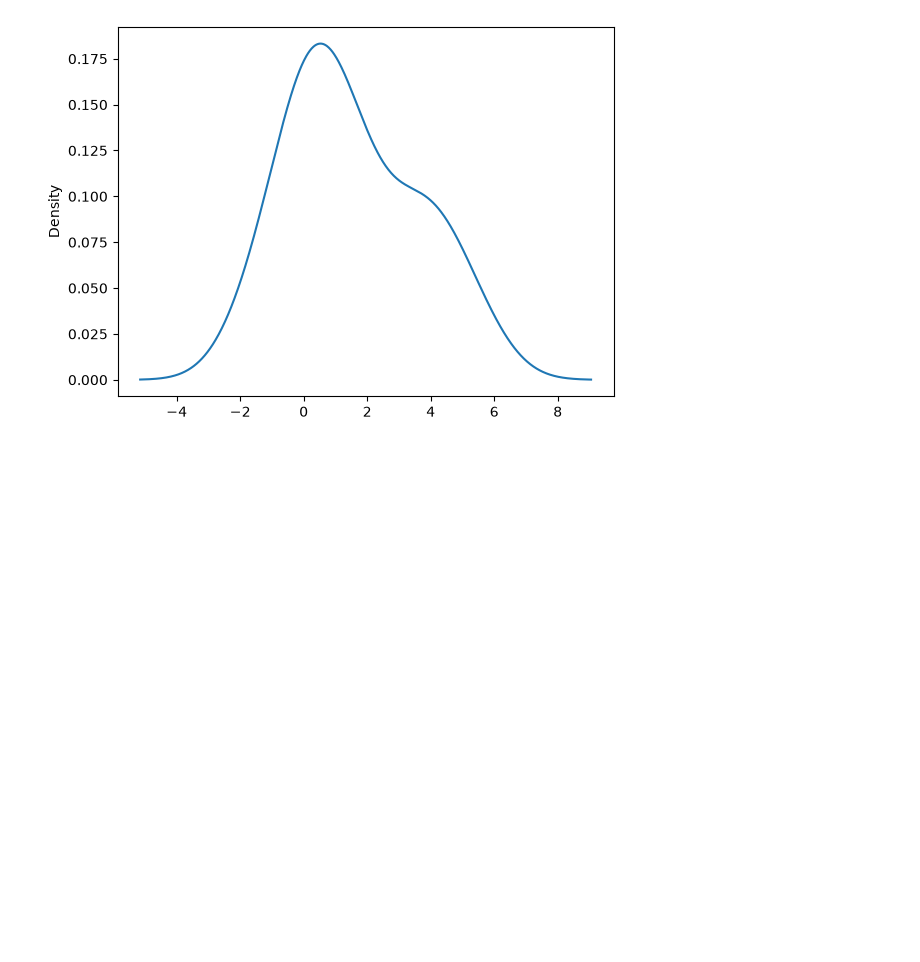
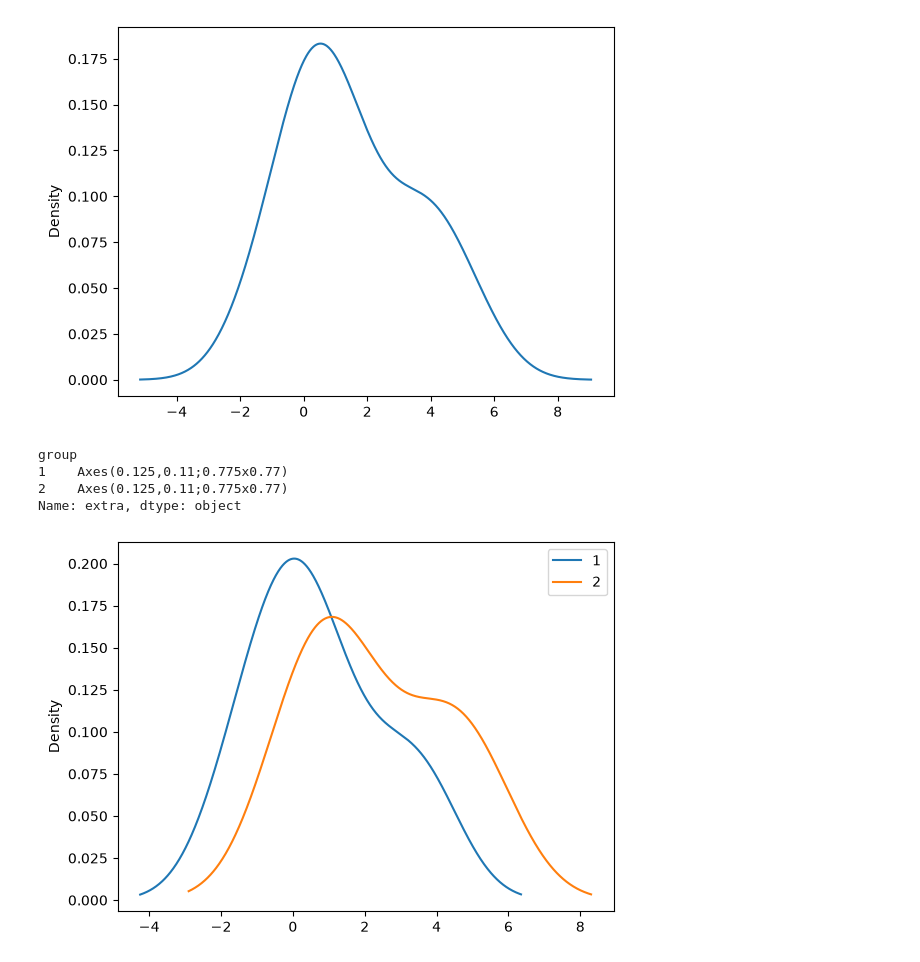
Before and after one commit to gc4113n/Fall-Winter2026, a Jupyter notebook: Georgia Allen.ipynb, the cells around one changed output. Cells and saved outputs as stored; diff of their text form; code cells hidden in the pictures; blank space fills up the shorter version.

```diff
--- a/Georgia Allen.ipynb
+++ b/Georgia Allen.ipynb
@@ -47,3 +47,11 @@ datafile["extra"].plot(kind="density")
 # %% [output]
 <Axes: ylabel='Density'>
 [figure]
+# %%
+datafile.groupby("group")["extra"].plot(kind="density", legend=True)
+# %% [output]
+group
+1    Axes(0.125,0.11;0.775x0.77)
+2    Axes(0.125,0.11;0.775x0.77)
+Name: extra, dtype: object
+[figure, added]
```
